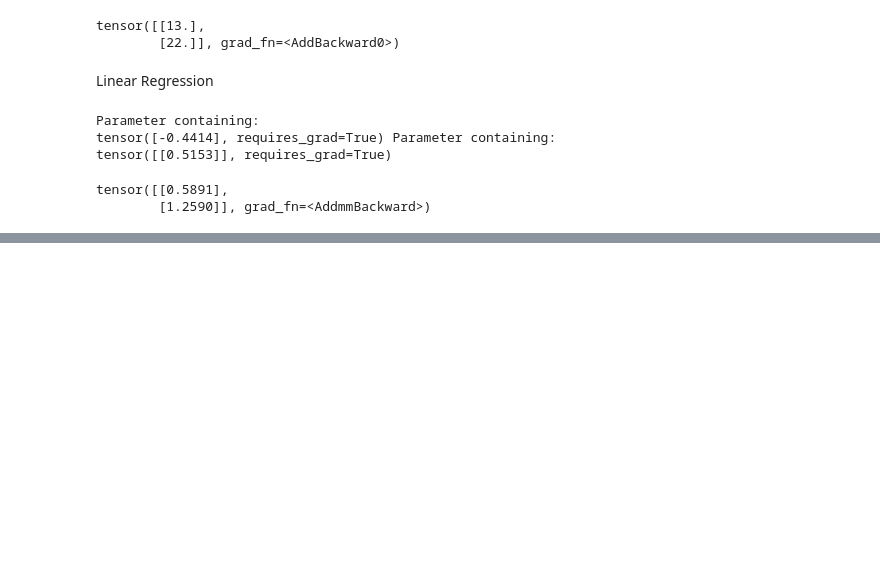
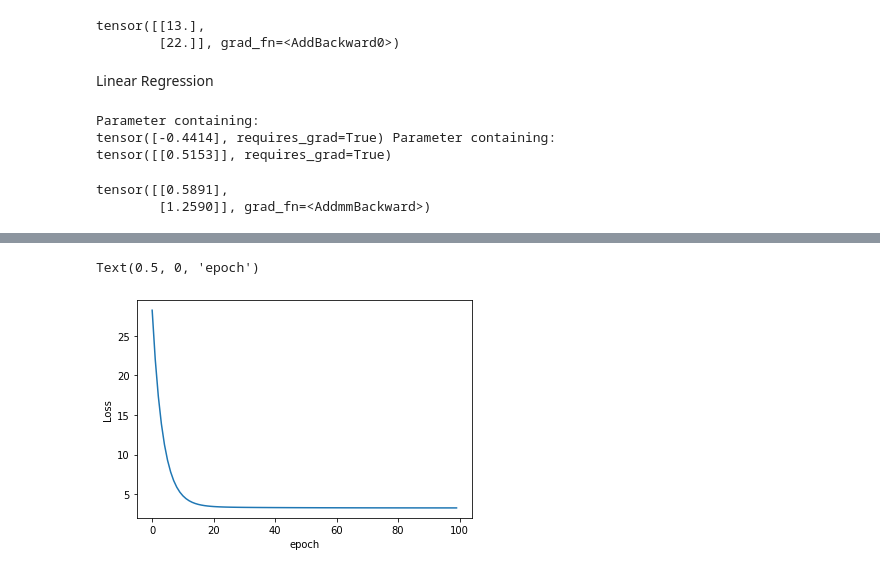
Before and after one commit to AnupamaRajkumar/PyTorchTutorials, a Jupyter notebook: LinearRegression.ipynb, the cells around one changed output, grey strips where cells are left out. Cells and saved outputs as stored; diff of their text form; code cells hidden in the pictures; blank space fills up the shorter version.

```diff
--- a/LinearRegression.ipynb
+++ b/LinearRegression.ipynb
@@ -46,0 +129,9 @@ Custom Modules
+# %%
+class LinearRegression(nn.Module):
+  def __init__(self, input_size, output_size):
+    super().__init__()
+    self.linear = nn.Linear(input_size, output_size)
+
+  def forward(self, x):
+    pred = self.linear(x)
+    return pred
@@ -46,0 +178,18 @@ Custom Modules
+# %%
+criterion = nn.MSELoss()
+optimizer = torch.optim.SGD(model.parameters(), lr = 0.01)
+# %%
+epochs = 100
+losses = []
+for i in range(epochs):
+  y_pred = model.forward(X)
+  #calculate loss - MSE
+  loss = criterion(y_pred, Y)
+  print("epoch:", i, "loss:", loss.item())
+  losses.append(loss)
+  #set gradients to zero - since gradients accumulate
+  optimizer.zero_grad()
+  #minimise the loss - take gradient of loss function using backward method
+  loss.backward()
+  #update model parameters using the optimiser initialised earlier
+  optimizer.step()
@@ -46,0 +214,7 @@ Custom Modules
+# %%
+plt.plot(range(epochs), losses)
+plt.ylabel('Loss')
+plt.xlabel('epoch')
+# %% [output]
+Text(0.5, 0, 'epoch')
+[figure, added]
```
Also changed, not shown: parts of 21 cells of this notebook.
